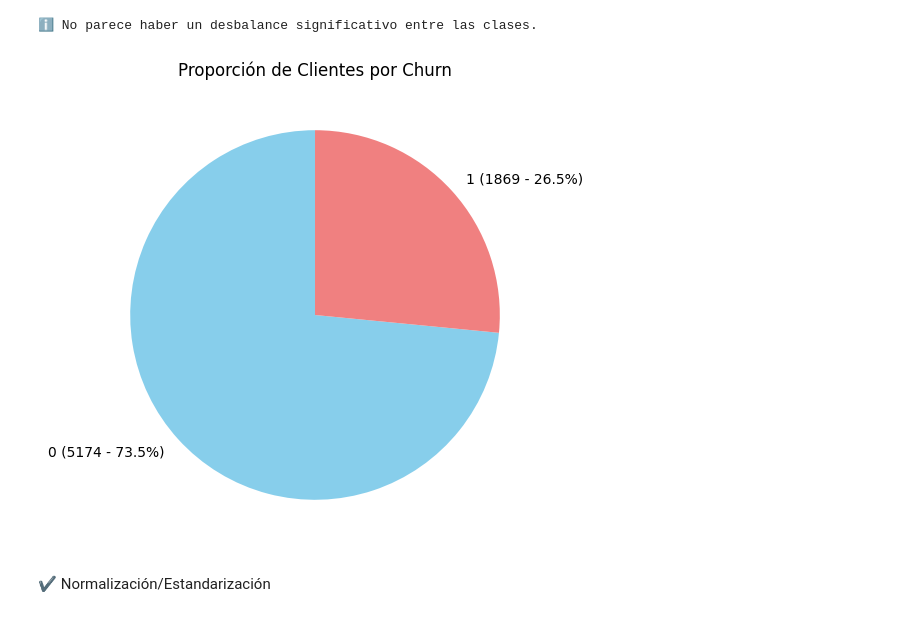
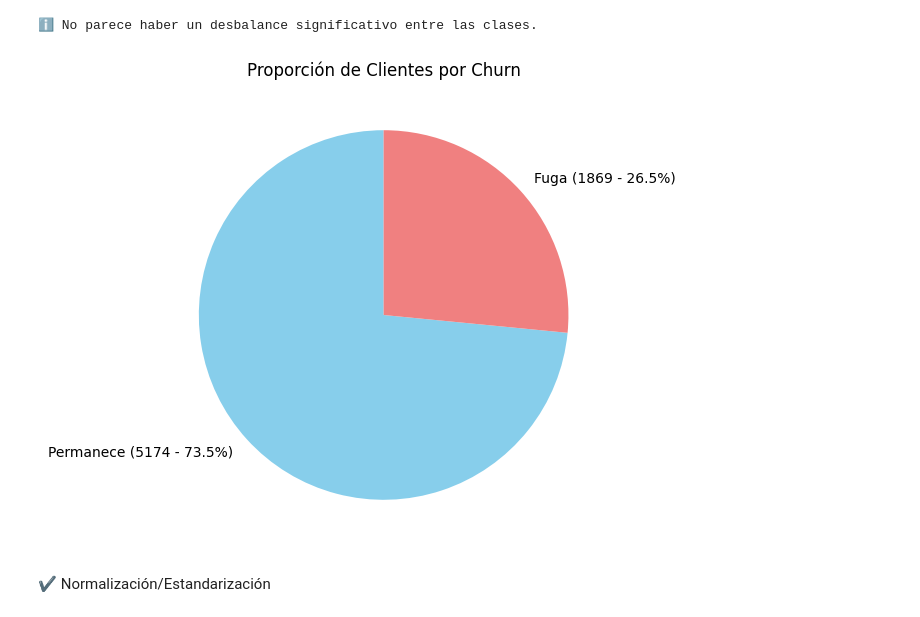
Before and after one commit to macollipal/-challenge3-data-science-LATAM, a Jupyter notebook: challenge3_data_science_LATAM.ipynb, the cells around one changed output. Drawn from its saved outputs; the diff is of its cells as text; code cells hidden in the pictures.

```diff
--- a/challenge3_data_science_LATAM.ipynb
+++ b/challenge3_data_science_LATAM.ipynb
@@ -290,18 +290,31 @@ dtype: float64
 # %%
 import matplotlib.pyplot as plt
 
+# Mapear valores 1 y 0 a texto en español
+label_map = {1: 'Fuga', 0: 'Permanece'}
 # Get the counts directly from the value_counts
-churn_counts = data_paso_encoded['churn_1'].value_counts()
+churn_counts = data_paso_encoded['churn_1'].map(label_map).value_counts()
+
+# Crear etiquetas con porcentaje y cantidad
+labels = [
+    f'{label} ({count} - {percentage:.1f}%)'
+    for label, count, percentage in zip(
+        churn_counts.index,
+        churn_counts.values,
+        churn_counts.values / churn_counts.sum() * 100
+    )
+]
 
 plt.figure(figsize=(6, 6))
 # Create labels with both percentage and count
-labels = [f'{label} ({count} - {percentage:.1f}%)' for label, count, percentage in zip(churn_counts.index, churn_counts.values, churn_counts.values/churn_counts.sum()*100)]
+#labels = [f'{label} ({count} - {percentage:.1f}%)' for label, count, percentage in zip(churn_counts.index, churn_counts.values, churn_counts.values/churn_counts.sum()*100)]
+
 
 plt.pie(churn_counts, labels=labels, startangle=90, colors=['skyblue', 'lightcoral'])
 plt.title('Proporción de Clientes por Churn')
 plt.show()
 # %% [output]
-[figure, old version]
+[figure, new version]
 # %% [markdown]
 ✔️ Normalización/Estandarización
 # %% [markdown]
```
Also changed, not shown: parts of 3 cells of this notebook.
